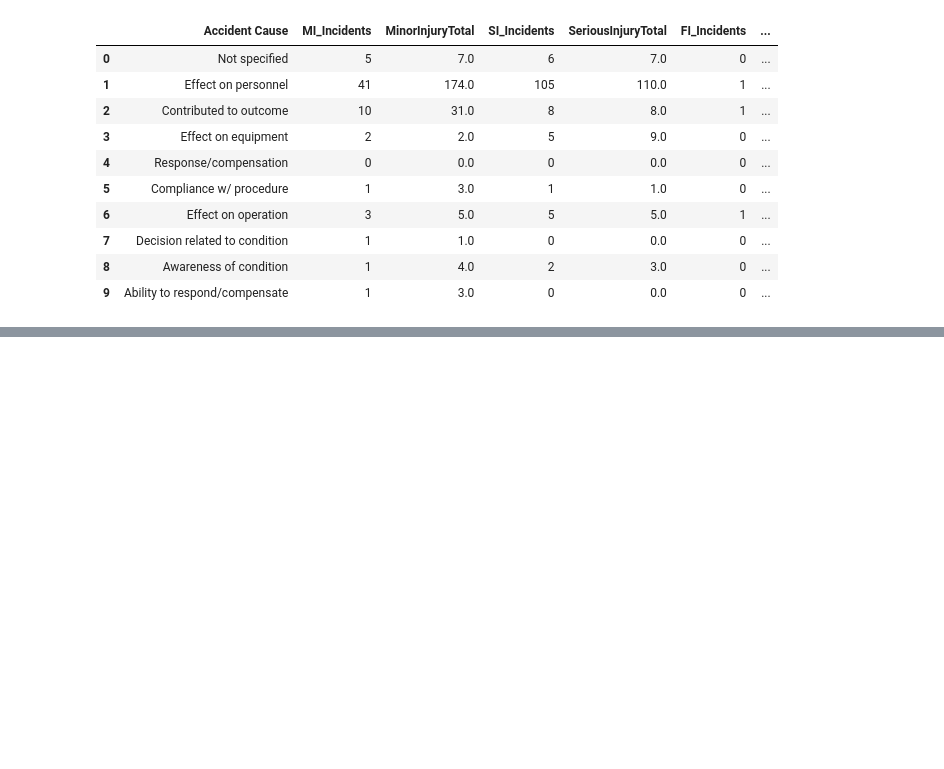
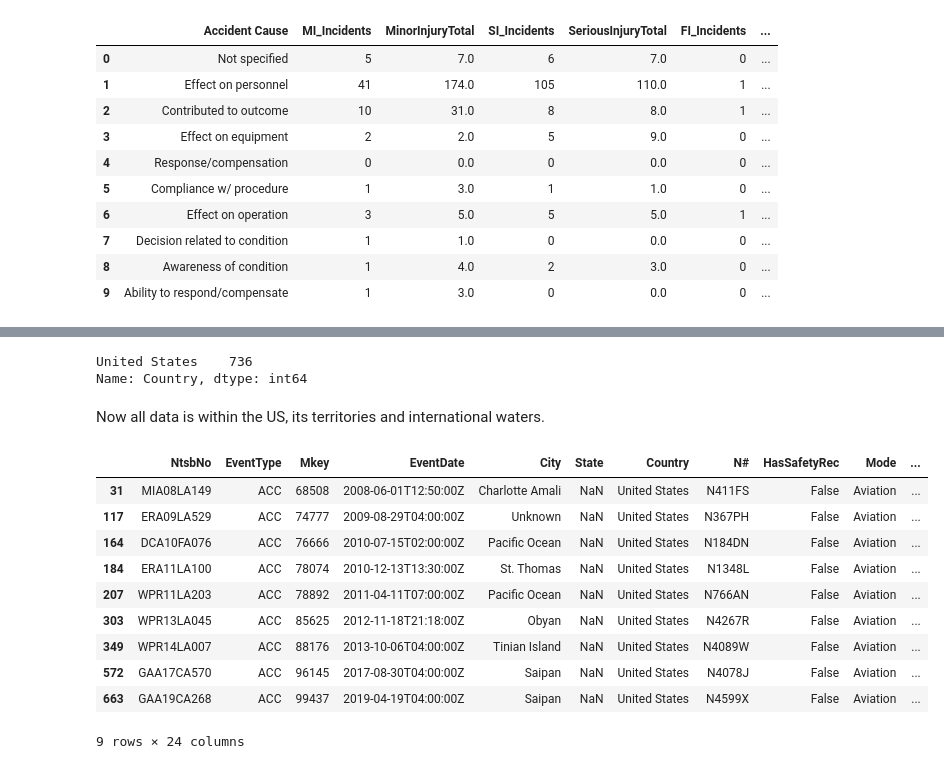
Before and after one commit to ashleyg16/Capstone2, a Jupyter notebook: Capstone 2 EDA.ipynb, the cells around one changed output, grey strips where cells are left out. Cells and saved outputs as stored; diff of their text form; code cells hidden in the pictures; blank space fills up the shorter version.

```diff
--- a/Capstone 2 EDA.ipynb
+++ b/Capstone 2 EDA.ipynb
@@ -508,0 +557,22 @@ Note: For environmental, I would most likely look at both main 4 and 5, since bo
+# %%
+df.drop(df[df['Country'] != 'United States'].index, inplace = True)
+df.Country.value_counts()
+# %% [output]
+United States    736
+Name: Country, dtype: int64
+# %% [markdown]
+Now all data is within the US, its territories and international waters.
+# %%
+df[df['State'].isna() == True]
+# %% [output]
+|  | NtsbNo | EventType | Mkey | EventDate | City | State | Country | N# | HasSafetyRec | Mode | ... |
+| 31 | MIA08LA149 | ACC | 68508 | 2008-06-01T12:50:00Z | Charlotte Amali | NaN | United States | N411FS | False | Aviation | ... |
+| 117 | ERA09LA529 | ACC | 74777 | 2009-08-29T04:00:00Z | Unknown | NaN | United States | N367PH | False | Aviation | ... |
+| 164 | DCA10FA076 | ACC | 76666 | 2010-07-15T02:00:00Z | Pacific Ocean | NaN | United States | N184DN | False | Aviation | ... |
+| 184 | ERA11LA100 | ACC | 78074 | 2010-12-13T13:30:00Z | St. Thomas | NaN | United States | N1348L | False | Aviation | ... |
+| 207 | WPR11LA203 | ACC | 78892 | 2011-04-11T07:00:00Z | Pacific Ocean | NaN | United States | N766AN | False | Aviation | ... |
+| 303 | WPR13LA045 | ACC | 85625 | 2012-11-18T21:18:00Z | Obyan | NaN | United States | N4267R | False | Aviation | ... |
+| 349 | WPR14LA007 | ACC | 88176 | 2013-10-06T04:00:00Z | Tinian Island | NaN | United States | N4089W | False | Aviation | ... |
+| 572 | GAA17CA570 | ACC | 96145 | 2017-08-30T04:00:00Z | Saipan | NaN | United States | N4078J | False | Aviation | ... |
+| 663 | GAA19CA268 | ACC | 99437 | 2019-04-19T04:00:00Z | Saipan | NaN | United States | N4599X | False | Aviation | ... |
+9 rows × 24 columns
```
Also changed, not shown: parts of 20 cells of this notebook.
